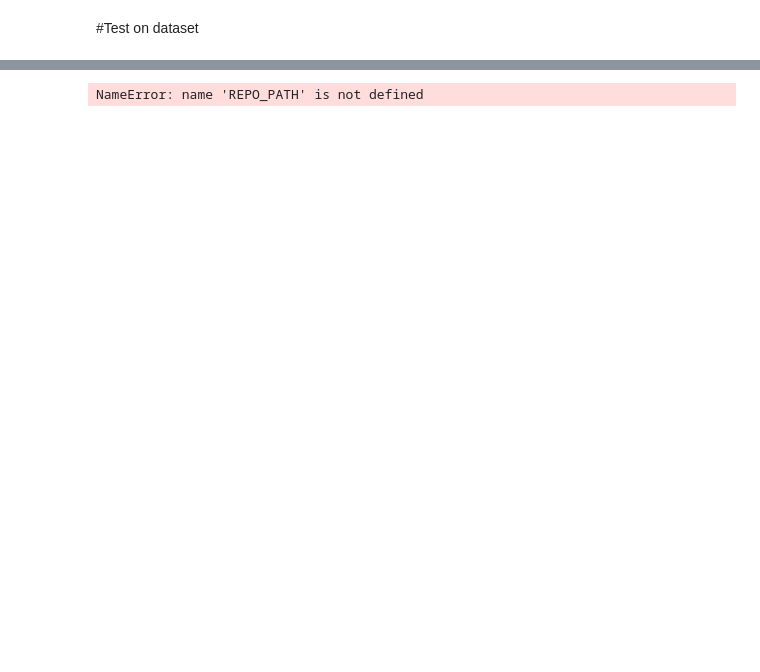
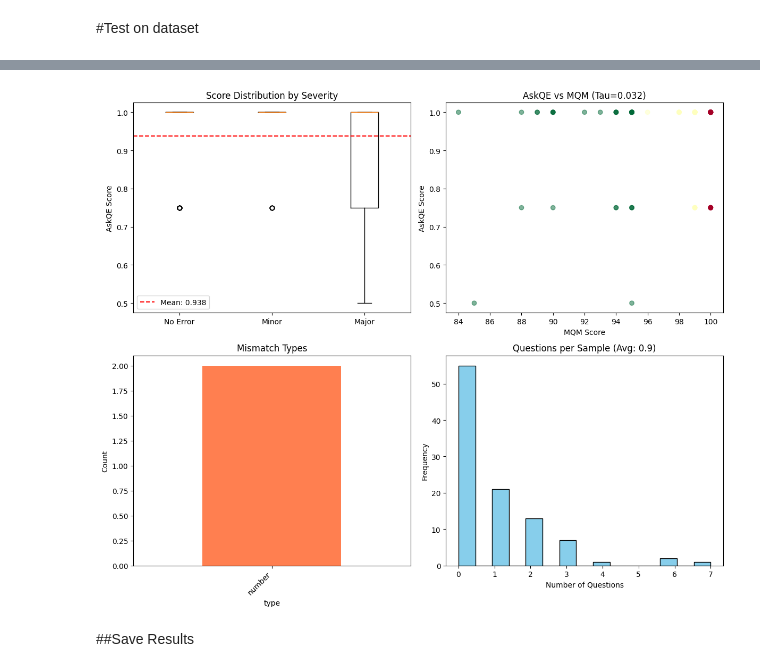
Before and after one commit to erythm/askqe, a Jupyter notebook: extention.ipynb, the cells around one changed output, grey strips where cells are left out. Cells and saved outputs as stored; diff of their text form; code cells hidden in the pictures; blank space fills up the shorter version.

```diff
--- a/extention.ipynb
+++ b/extention.ipynb
@@ -1063,0 +1623,10 @@ print(json.dumps(results_with_extension[0], indent=2))
+# %%
+# ============================================
+# ⚙️ CELL 18: Pipeline Configuration
+# ============================================
+
+MAX_SAMPLES = 100
+BATCH_SIZE = 10
+
+dataset_subset = dataset[:MAX_SAMPLES]
+print(f"🔬 Running Pipeline on {len(dataset_subset)} samples...")
@@ -1119,13 +1921,42 @@ No Error   1.0      8
-# %%
-# Load MORE diverse samples
-BIOMQM_FILE = f"{REPO_PATH}/biomqm/dev_with_backtranslation.jsonl"
-dataset = load_biomqm_data(BIOMQM_FILE, limit=200)  # 200 samples
-
-# Make sure we have diverse severities
-print(f"\n📊 Dataset distribution:")
-import pandas as pd
-df_temp = pd.DataFrame(dataset)
-print(df_temp['severity'].value_counts())
-print(f"\nUnique IDs: {df_temp['id'].nunique()}")
-# %% [output]
-NameError: name 'REPO_PATH' is not defined
+# %%
+import matplotlib.pyplot as plt
+
+fig, axes = plt.subplots(2, 2, figsize=(12, 10))
+
+# 1. Score by Severity (Box Plot)
+ax1 = axes[0, 0]
+severity_groups = [df[df["severity"] == s]["askqe_score"].dropna() for s in ["No Error", "Minor", "Major"]]
+ax1.boxplot(severity_groups, labels=["No Error", "Minor", "Major"])
+ax1.set_ylabel("AskQE Score")
+ax1.set_title("Score Distribution by Severity")
+ax1.axhline(y=df["askqe_score"].mean(), color='r', linestyle='--', label=f'Mean: {df["askqe_score"].mean():.3f}')
+ax1.legend()
+
+# 2. Score vs MQM Score (Scatter)
+ax2 = axes[0, 1]
+ax2.scatter(df["mqm_score"], df["askqe_score"], alpha=0.5, c=df["severity"].cat.codes, cmap="RdYlGn")
+ax2.set_xlabel("MQM Score")
+ax2.set_ylabel("AskQE Score")
+ax2.set_title(f"AskQE vs MQM (Tau={tau:.3f})")
+
+# 3. Mismatch Type Distribution (Bar)
+ax3 = axes[1, 0]
+if all_mismatches:
+    mismatch_df["type"].value_counts().plot(kind="bar", ax=ax3, color="coral")
+    ax3.set_title("Mismatch Types")
+    ax3.set_ylabel("Count")
+    plt.setp(ax3.xaxis.get_majorticklabels(), rotation=45, ha='right')
+
+# 4. Questions per Sample (Histogram)
+ax4 = axes[1, 1]
+ax4.hist(df["num_questions"], bins=15, color="skyblue", edgecolor="black")
+ax4.set_xlabel("Number of Questions")
+ax4.set_ylabel("Frequency")
+ax4.set_title(f"Questions per Sample (Avg: {df['num_questions'].mean():.1f})")
+
+plt.tight_layout()
+plt.show()
+# %% [output]
+[figure, added]
+# %% [markdown]
+##Save Results
```
Also changed, not shown: parts of 80 cells of this notebook, 1 other file.
